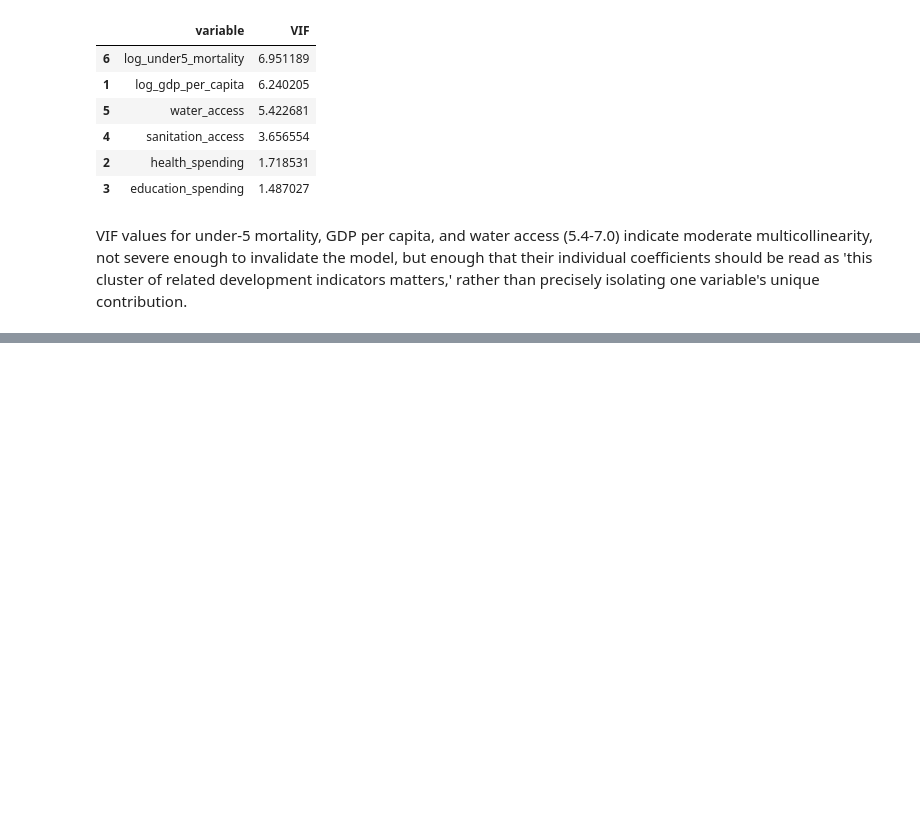
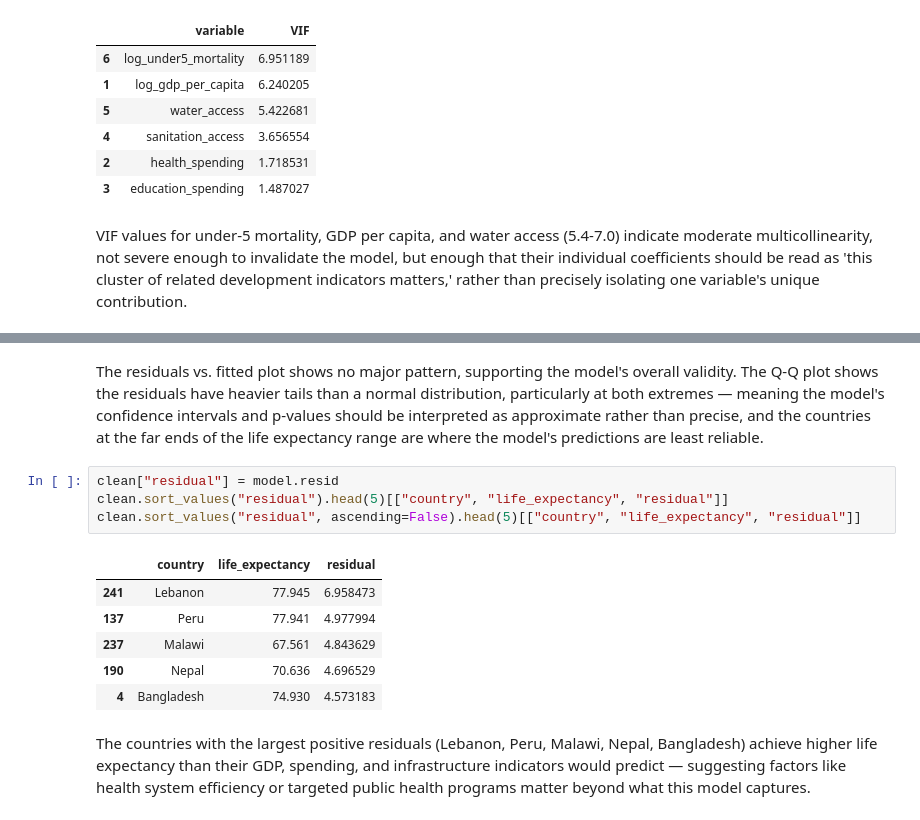
Before and after one commit to rappiok/Life-Expectancy-Drivers, a Jupyter notebook: life_expectancy_drivers.ipynb, the cells around one changed output, grey strips where cells are left out. Saved outputs shown, nothing was run; the diff lists cells and outputs as text; blank space fills up the shorter version.

```diff
--- a/life_expectancy_drivers.ipynb
+++ b/life_expectancy_drivers.ipynb
@@ -320,0 +377,15 @@ VIF values for under-5 mortality, GDP per capita, and water access (5.4-7.0) ind
+# %% [markdown]
+The residuals vs. fitted plot shows no major pattern, supporting the model's overall validity. The Q-Q plot shows the residuals have heavier tails than a normal distribution, particularly at both extremes — meaning the model's confidence intervals and p-values should be interpreted as approximate rather than precise, and the countries at the far ends of the life expectancy range are where the model's predictions are least reliable.
+# %%
+clean["residual"] = model.resid
+clean.sort_values("residual").head(5)[["country", "life_expectancy", "residual"]]
+clean.sort_values("residual", ascending=False).head(5)[["country", "life_expectancy", "residual"]]
+# %% [output]
+|  | country | life_expectancy | residual |
+| 241 | Lebanon | 77.945 | 6.958473 |
+| 137 | Peru | 77.941 | 4.977994 |
+| 237 | Malawi | 67.561 | 4.843629 |
+| 190 | Nepal | 70.636 | 4.696529 |
+| 4 | Bangladesh | 74.930 | 4.573183 |
+# %% [markdown]
+The countries with the largest positive residuals (Lebanon, Peru, Malawi, Nepal, Bangladesh) achieve higher life expectancy than their GDP, spending, and infrastructure indicators would predict — suggesting factors like health system efficiency or targeted public health programs matter beyond what this model captures.
```
Also changed, not shown: parts of 6 cells of this notebook.
